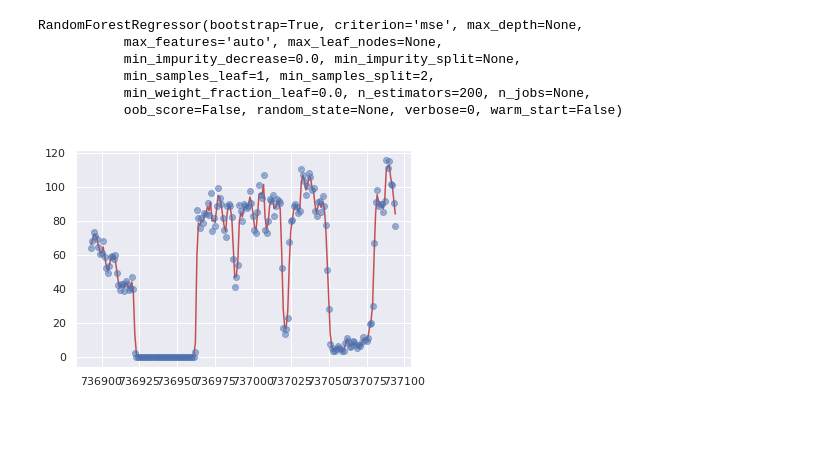
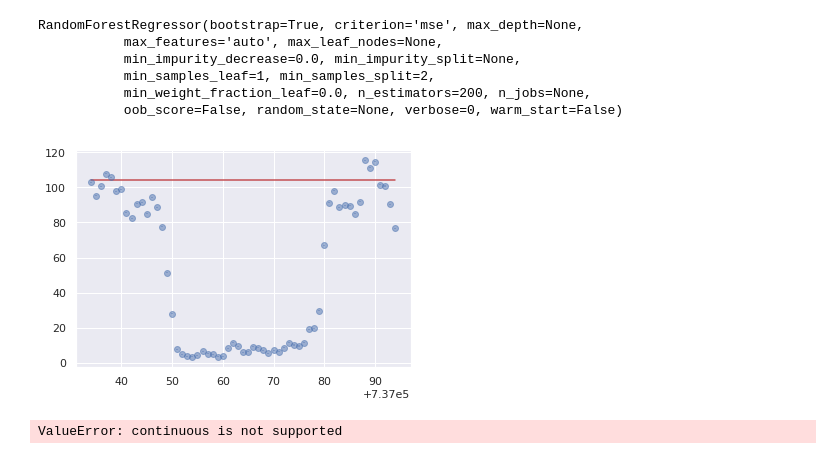
Before and after one commit to lux12337/wifi_occupancy, a Jupyter notebook: analytics-apps/jupyter-notebooks/working-tree-regression.ipynb, the cells around one changed output. Drawn from its saved outputs; the diff is of its cells as text; code cells hidden in the pictures; blank space fills up the shorter version.

```diff
--- a/analytics-apps/jupyter-notebooks/working-tree-regression.ipynb
+++ b/analytics-apps/jupyter-notebooks/working-tree-regression.ipynb
@@ -27,6 +24,11 @@ y = temp['y']
+# %%
+x = temp['ds']
+y = temp['y']
+
+x_train, x_test, y_train, y_test = train_test_split(x, y, test_size=0.3, shuffle=False) # 70% training and 30% test
 # %%
 forest = RandomForestRegressor(200)
-forest.fit(x, y)
+forest.fit(x_train[:, None], y_train)
 # %% [output]
 RandomForestRegressor(bootstrap=True, criterion='mse', max_depth=None,
            max_features='auto', max_leaf_nodes=None,
@@ -40,6 +39,12 @@ yfit = forest.predict(xfit[:, None])
+# %%
+yfit = forest.predict(x_test[:, None])
 # %%
-plt.errorbar(x, y, 0.3, fmt='o', alpha=0.5)
-plt.plot(xfit, yfit, '-r');
+plt.errorbar(x_test, y_test, 0.3, fmt='o', alpha=0.5)
+plt.plot(x_test, yfit, '-r');
 # %% [output]
-[figure, old version]
+[figure, new version]
+# %%
+print("Accuracy:",metrics.accuracy_score(y_test, yfit))
+# %% [output]
+ValueError: continuous is not supported
 # %%
```
Also changed, not shown: parts of 4 cells of this notebook, 6 other files.
